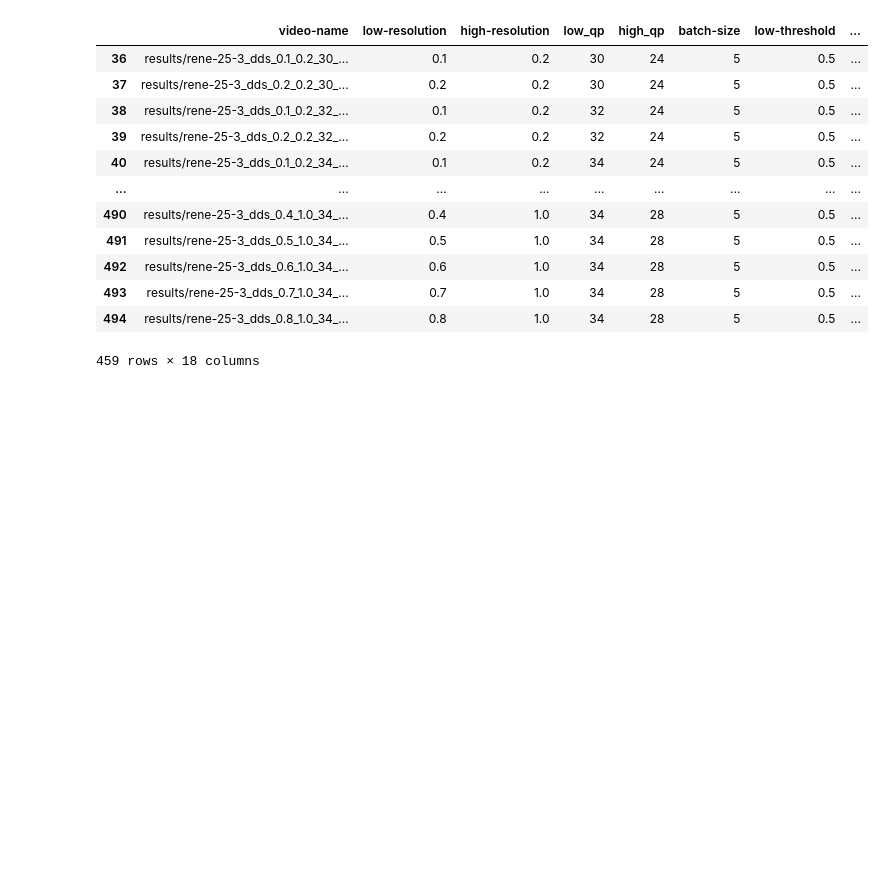
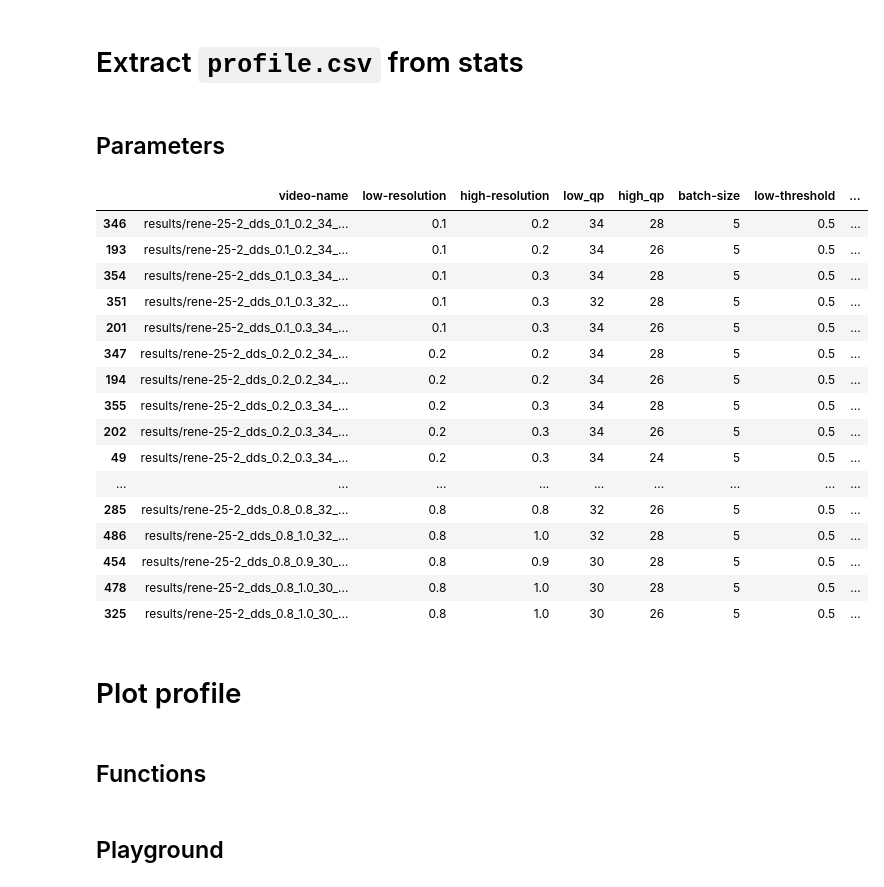
Before and after one commit to zharfanf/dds-zharfanf, a Jupyter notebook: workspace/plotter.ipynb, the cells around one changed output. Saved outputs shown, nothing was run; the diff lists cells and outputs as text; code cells hidden in the pictures; blank space fills up the shorter version.

```diff
--- a/workspace/plotter.ipynb
+++ b/workspace/plotter.ipynb
@@ -25,16 +4,0 @@ stats_dds = stats[stats['mode'] == 'emulation']
-# %%
-stats_dds
-# %% [output]
-|  | video-name | low-resolution | high-resolution | low_qp | high_qp | batch-size | low-threshold | ... |
-| 36 | results/rene-25-3_dds_0.1_0.2_30_... | 0.1 | 0.2 | 30 | 24 | 5 | 0.5 | ... |
-| 37 | results/rene-25-3_dds_0.2_0.2_30_... | 0.2 | 0.2 | 30 | 24 | 5 | 0.5 | ... |
-| 38 | results/rene-25-3_dds_0.1_0.2_32_... | 0.1 | 0.2 | 32 | 24 | 5 | 0.5 | ... |
-| 39 | results/rene-25-3_dds_0.2_0.2_32_... | 0.2 | 0.2 | 32 | 24 | 5 | 0.5 | ... |
-| 40 | results/rene-25-3_dds_0.1_0.2_34_... | 0.1 | 0.2 | 34 | 24 | 5 | 0.5 | ... |
-| ... | ... | ... | ... | ... | ... | ... | ... | ... |
-| 490 | results/rene-25-3_dds_0.4_1.0_34_... | 0.4 | 1.0 | 34 | 28 | 5 | 0.5 | ... |
-| 491 | results/rene-25-3_dds_0.5_1.0_34_... | 0.5 | 1.0 | 34 | 28 | 5 | 0.5 | ... |
-| 492 | results/rene-25-3_dds_0.6_1.0_34_... | 0.6 | 1.0 | 34 | 28 | 5 | 0.5 | ... |
-| 493 | results/rene-25-3_dds_0.7_1.0_34_... | 0.7 | 1.0 | 34 | 28 | 5 | 0.5 | ... |
-| 494 | results/rene-25-3_dds_0.8_1.0_34_... | 0.8 | 1.0 | 34 | 28 | 5 | 0.5 | ... |
-459 rows × 18 columns
@@ -47,0 +5,58 @@ stats_dds
+# %% [markdown]
+# Extract `profile.csv` from stats
+# %% [markdown]
+## Parameters
+# %%
+stats_path = 'results_archive/01-02-3-rene-25-2/stats'
+duration = 1
+fluctuation_threshold = 0
+# %%
+stats = pd.read_csv(stats_path)
+
+stats_dds = stats[stats['mode'] == 'emulation']
+bandwidth_f1 = stats_dds.sort_values(by=['total-size'])
+
+# Byte -> bit -> Kbit -> Kbps
+bandwidth_f1['bandwidth'] = bandwidth_f1['total-size'] * 8 / 1024 / duration
+
+# # Remove bad performance fluctuation
+# for index, row in bandwidth_f1.iterrows():
+
+bandwidth_f1_remove_fluc = bandwidth_f1.copy()
+
+num_row = bandwidth_f1.shape[0]
+
+for i in range(1, num_row):
+    j = i
+    while (bandwidth_f1.iloc[j].F1 - bandwidth_f1.iloc[i-1].F1 <= -fluctuation_threshold):
+        try:
+            bandwidth_f1_remove_fluc = bandwidth_f1_remove_fluc.drop(bandwidth_f1.iloc[j].name)
+        except:
+            pass
+        j += 1
+        if (j >= num_row):
+            break
+
+bandwidth_f1_remove_fluc
+# %% [output]
+|  | video-name | low-resolution | high-resolution | low_qp | high_qp | batch-size | low-threshold | ... |
+| 346 | results/rene-25-2_dds_0.1_0.2_34_... | 0.1 | 0.2 | 34 | 28 | 5 | 0.5 | ... |
+| 193 | results/rene-25-2_dds_0.1_0.2_34_... | 0.1 | 0.2 | 34 | 26 | 5 | 0.5 | ... |
+| 354 | results/rene-25-2_dds_0.1_0.3_34_... | 0.1 | 0.3 | 34 | 28 | 5 | 0.5 | ... |
+| 351 | results/rene-25-2_dds_0.1_0.3_32_... | 0.1 | 0.3 | 32 | 28 | 5 | 0.5 | ... |
+| 201 | results/rene-25-2_dds_0.1_0.3_34_... | 0.1 | 0.3 | 34 | 26 | 5 | 0.5 | ... |
+| 347 | results/rene-25-2_dds_0.2_0.2_34_... | 0.2 | 0.2 | 34 | 28 | 5 | 0.5 | ... |
+| 194 | results/rene-25-2_dds_0.2_0.2_34_... | 0.2 | 0.2 | 34 | 26 | 5 | 0.5 | ... |
+| 355 | results/rene-25-2_dds_0.2_0.3_34_... | 0.2 | 0.3 | 34 | 28 | 5 | 0.5 | ... |
+| 202 | results/rene-25-2_dds_0.2_0.3_34_... | 0.2 | 0.3 | 34 | 26 | 5 | 0.5 | ... |
+| 49 | results/rene-25-2_dds_0.2_0.3_34_... | 0.2 | 0.3 | 34 | 24 | 5 | 0.5 | ... |
+| ... | ... | ... | ... | ... | ... | ... | ... | ... |
+| 285 | results/rene-25-2_dds_0.8_0.8_32_... | 0.8 | 0.8 | 32 | 26 | 5 | 0.5 | ... |
+| 486 | results/rene-25-2_dds_0.8_1.0_32_... | 0.8 | 1.0 | 32 | 28 | 5 | 0.5 | ... |
+| 454 | results/rene-25-2_dds_0.8_0.9_30_... | 0.8 | 0.9 | 30 | 28 | 5 | 0.5 | ... |
+| 478 | results/rene-25-2_dds_0.8_1.0_30_... | 0.8 | 1.0 | 30 | 28 | 5 | 0.5 | ... |
+| 325 | results/rene-25-2_dds_0.8_1.0_30_... | 0.8 | 1.0 | 30 | 26 | 5 | 0.5 | ... |
+# %% [markdown]
+# Plot profile
+# %% [markdown]
+## Functions
@@ -48 +102,3 @@ stats_dds
+# %% [markdown]
+## Playground
 # %%
```
Also changed, not shown: parts of 14 cells of this notebook, 9 other files.
